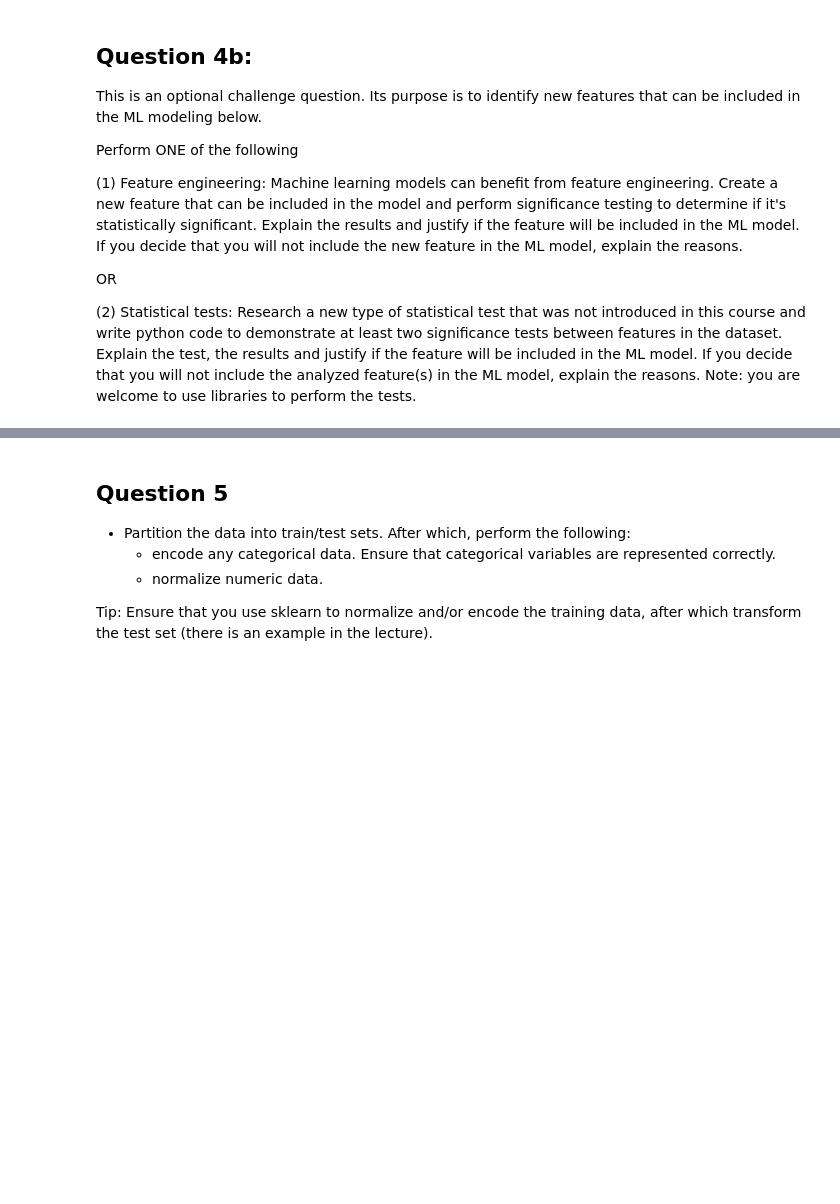
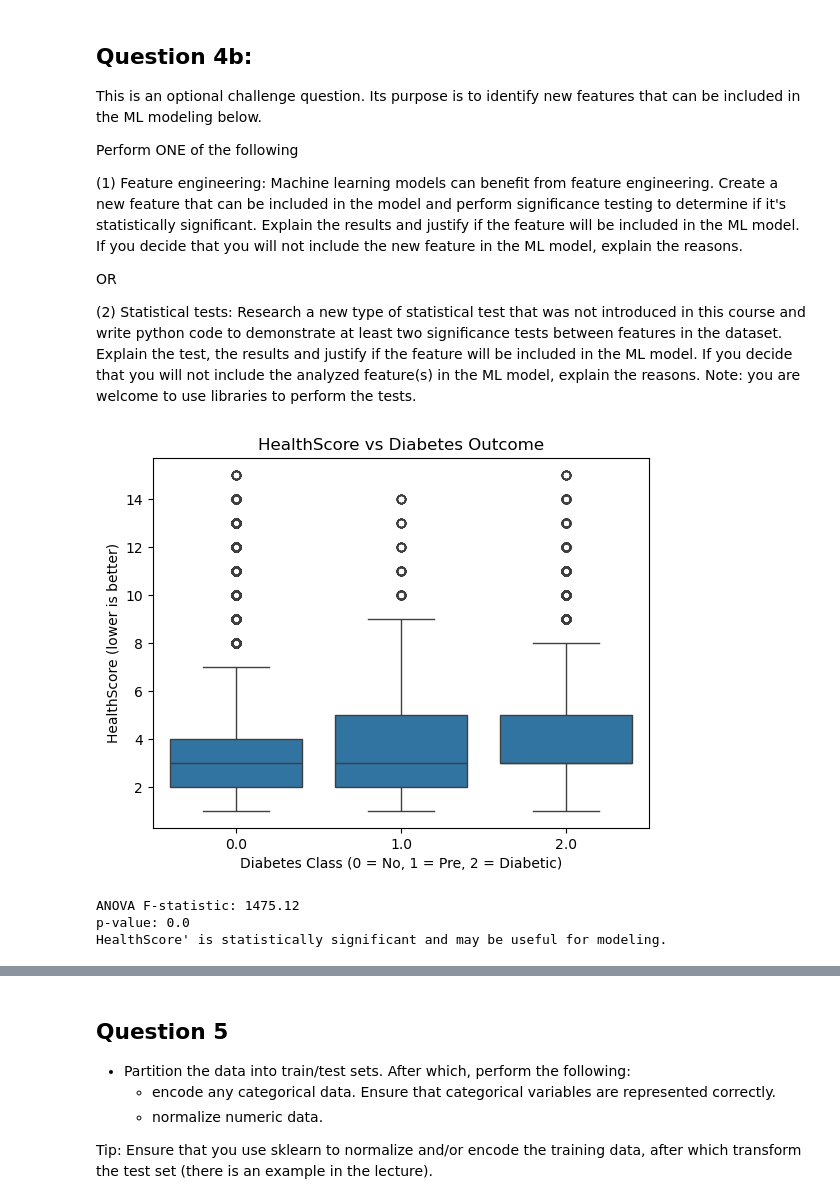
Before and after one commit to jttw1953/ds_practicum_3, a Jupyter notebook: DS_Practicum_3.ipynb, the cells around one changed output, grey strips where cells are left out. Saved outputs shown, nothing was run; the diff lists cells and outputs as text; code cells hidden in the pictures; blank space fills up the shorter version.

```diff
--- a/DS_Practicum_3.ipynb
+++ b/DS_Practicum_3.ipynb
@@ -178,3 +178,40 @@ Perform ONE of the following
 OR
 
 (2) Statistical tests: Research a new type of statistical test that was not introduced in this course and write python code to demonstrate at least two significance tests between features in the dataset. Explain the test, the results and justify if the feature will be included in the ML model. If you decide that you will not include the analyzed feature(s) in the ML model, explain the reasons. Note: you are welcome to use libraries to perform the tests.
+# %%
+from scipy.stats import f_oneway
+import seaborn as sns
+import matplotlib.pyplot as plt
+
+# Step 0: Copy the original DataFrame
+df_temp = df.copy()
+
+# Step 1: Create new feature in the copy
+df_temp['HealthScore'] = df_temp['GenHlth'].astype(int) + df_temp['MentHlth'] + df_temp['PhysHlth']
+
+# Step 2: Visualize
+sns.boxplot(data=df_temp, x='Diabetes_012', y='HealthScore')
+plt.title("HealthScore vs Diabetes Outcome")
+plt.xlabel("Diabetes Class (0 = No, 1 = Pre, 2 = Diabetic)")
+plt.ylabel("HealthScore (lower is better)")
+plt.show()
+
+# Step 3: ANOVA test to check significance
+group0 = df_temp[df_temp['Diabetes_012'] == 0]['HealthScore']
+group1 = df_temp[df_temp['Diabetes_012'] == 1]['HealthScore']
+group2 = df_temp[df_temp['Diabetes_012'] == 2]['HealthScore']
+
+f_stat, p_value = f_oneway(group0, group1, group2)
+print("ANOVA F-statistic:", round(f_stat, 2))
+print("p-value:", round(p_value, 5))
+
+# Step 4: Interpretation
+if p_value < 0.05:
+    print("HealthScore' is statistically significant and may be useful for modeling.")
+else:
+    print("HealthScore' is NOT statistically significant. Likely won't help the model.")
+# %% [output]
+[figure, added]
+ANOVA F-statistic: 1475.12
+p-value: 0.0
+HealthScore' is statistically significant and may be useful for modeling.
```
Also changed, not shown: parts of 2 cells of this notebook.
